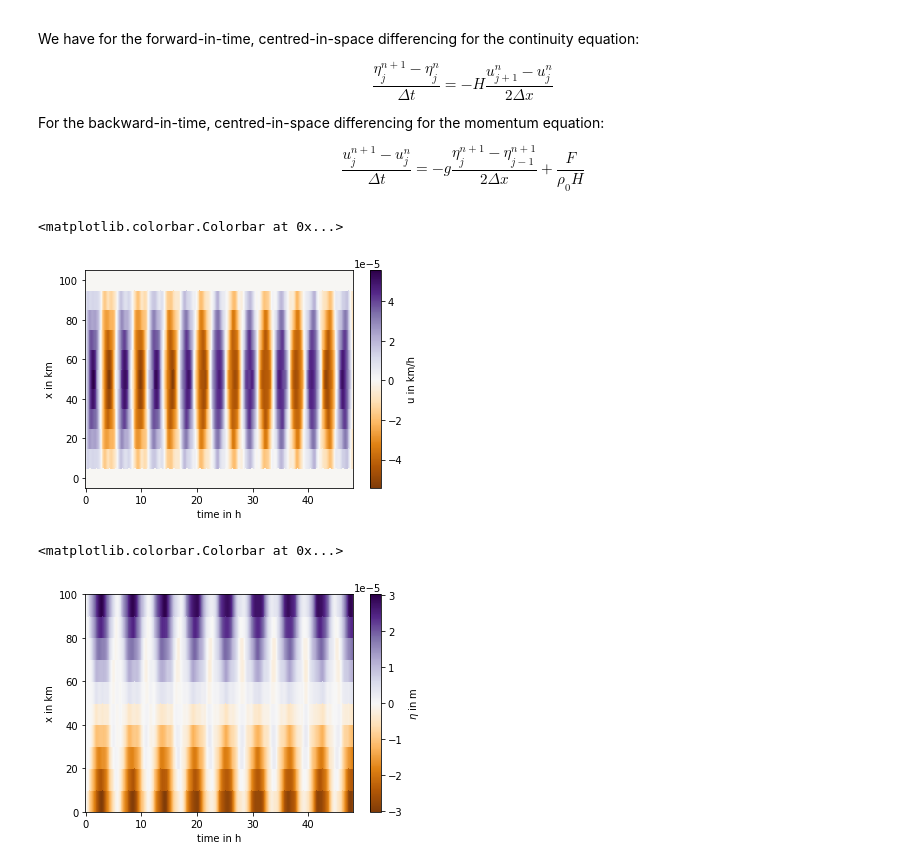
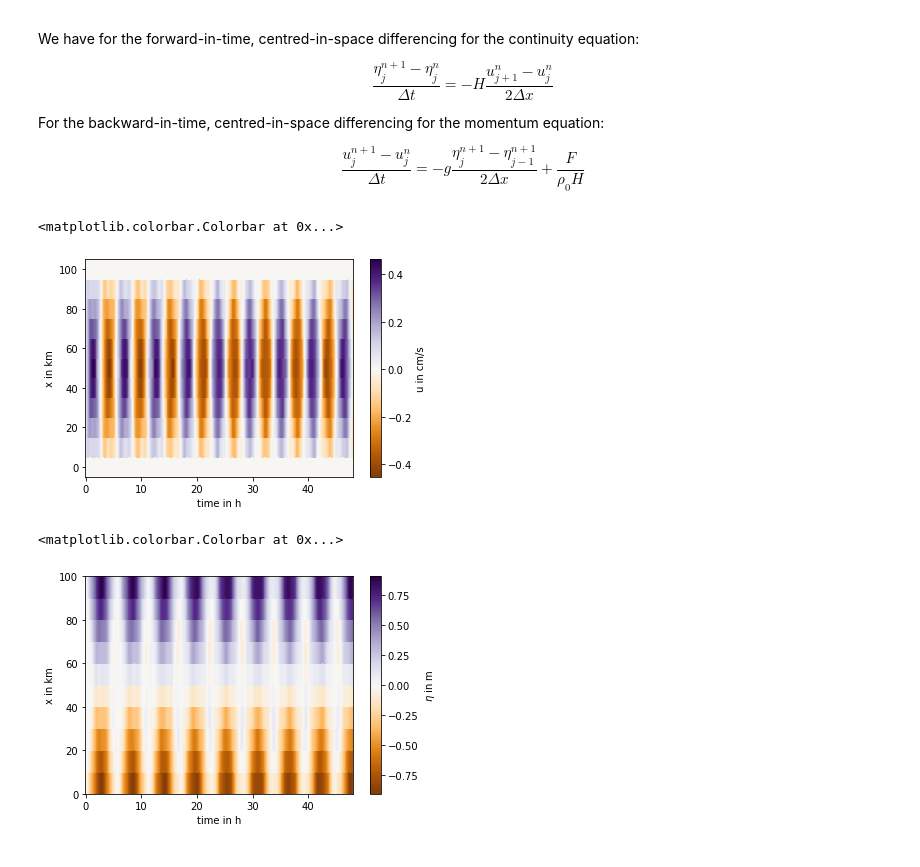
Before and after one commit to vopikamm/climNUM, a Jupyter notebook: Ex5/Exercise_05_One_Dimensional_Lake.ipynb, the cells around one changed output. Drawn from its saved outputs; the diff is of its cells as text; code cells hidden in the pictures.

```diff
--- a/Ex5/Exercise_05_One_Dimensional_Lake.ipynb
+++ b/Ex5/Exercise_05_One_Dimensional_Lake.ipynb
@@ -98,7 +97,7 @@ def RHS_eta(eta_in,u_in):
     return(eta_out)
 
 def RHS_u(u_in, eta_in):
-    u_out = u_in -(dt*g/(2*dx))*np.dot(Dx_eta,eta_in)+forcing
+    u_out = u_in -(dt*g/(2*dx))*np.dot(Dx_eta,eta_in)+dt*forcing
     return(u_out)
 # %%
 #time integration:
@@ -111,18 +110,18 @@ for i in range(0,len(t)-1):
 u_result   = np.array(u)
 eta_result = np.array(eta)
 # %%
-plt.pcolormesh(mesh_t_u, mesh_x_u,u_result*3.6,cmap='PuOr', shading='auto')
+plt.pcolormesh(mesh_t_u, mesh_x_u,u_result*100,cmap='PuOr', shading='auto')
 plt.xlabel('time in h')
 plt.ylabel('x in km')
-plt.colorbar(label='u in km/h')
+plt.colorbar(label='u in cm/s')
 # %% [output]
 <matplotlib.colorbar.Colorbar at 0x...>
-[figure, old version]
+[figure, new version]
 # %%
-plt.pcolormesh(mesh_t_eta, mesh_x_eta,eta_result,cmap='PuOr', shading='auto')
+plt.pcolormesh(mesh_t_eta, mesh_x_eta,eta_result*100,cmap='PuOr', shading='auto')
 plt.xlabel('time in h')
 plt.ylabel('x in km')
 plt.colorbar(label=r'$\eta$ in m')
 # %% [output]
 <matplotlib.colorbar.Colorbar at 0x...>
-[figure, old version]
+[figure, new version]
```
Also changed, not shown: parts of 1 cell of this notebook.
